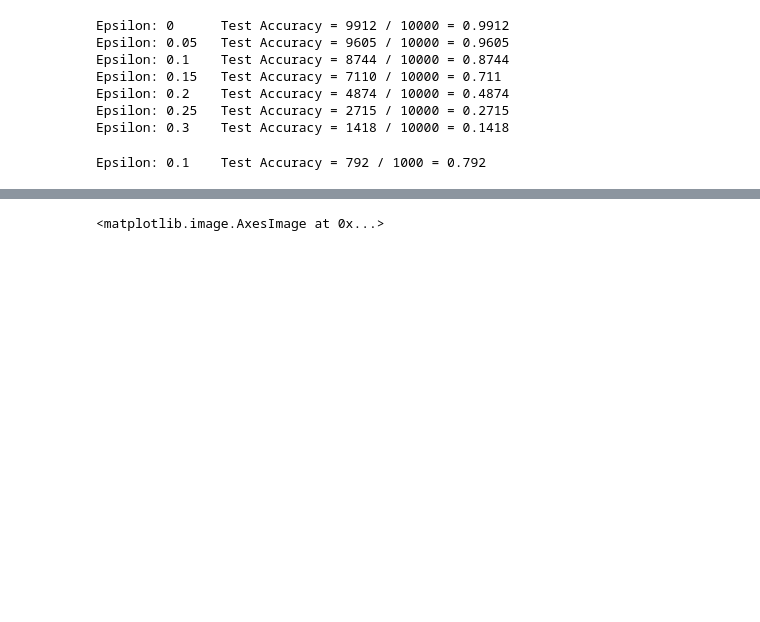
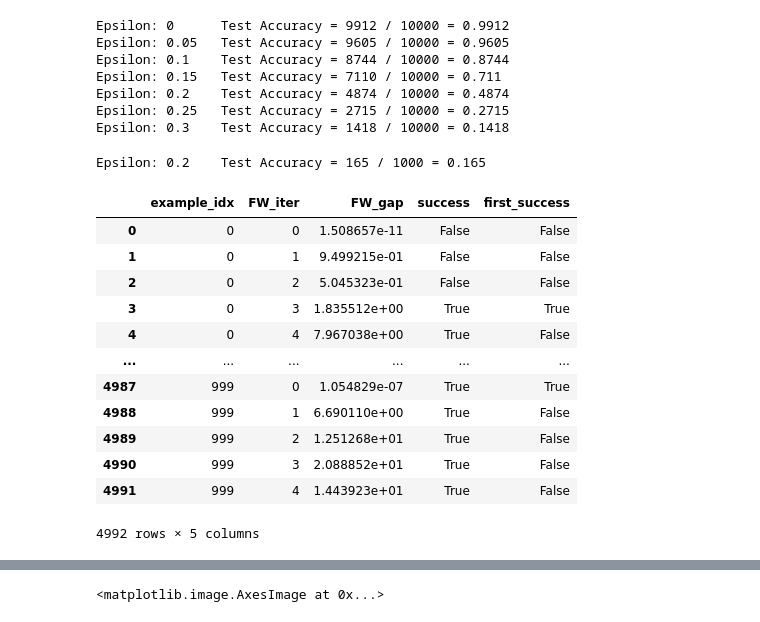
Before and after one commit to TannerAGraves/FW-variants-for-WB-Adversarial-Attacks, a Jupyter notebook: experimental/attack_tests.ipynb, the cells around one changed output, grey strips where cells are left out. Cells and saved outputs as stored; diff of their text form; code cells hidden in the pictures; blank space fills up the shorter version.

```diff
--- a/experimental/FGSM.ipynb
+++ b/experimental/attack_tests.ipynb
@@ -330,16 +368,30 @@ def test_fw( model, device, test_loader, epsilon,num_fw_iter, num_test = 1000, m
 # %%
 accuracies = []
 examples = []
 fw_iters = [5]
-eps = 0.1
+eps = 0.2
 adv_examples = []
 fw_stepsize = 1
-
+hist = None
 # Run test for each epsilon
 #for eps in epsilons:
 for num_fw_iter in fw_iters:
-    acc, ex = test_fw(model, device, test_loader, eps, num_fw_iter)
+    acc, ex, hist = test_fw(model, device, test_loader, eps, num_fw_iter, method='fw_neg')
     accuracies.append(acc)
     examples.append(ex)
+hist
 # %% [output]
-Epsilon: 0.1    Test Accuracy = 792 / 1000 = 0.792
+Epsilon: 0.2    Test Accuracy = 165 / 1000 = 0.165
+|  | example_idx | FW_iter | FW_gap | success | first_success |
+| 0 | 0 | 0 | 1.508657e-11 | False | False |
+| 1 | 0 | 1 | 9.499215e-01 | False | False |
+| 2 | 0 | 2 | 5.045323e-01 | False | False |
+| 3 | 0 | 3 | 1.835512e+00 | True | True |
+| 4 | 0 | 4 | 7.967038e+00 | True | False |
+| ... | ... | ... | ... | ... | ... |
+| 4987 | 999 | 0 | 1.054829e-07 | True | True |
+| 4988 | 999 | 1 | 6.690110e+00 | True | False |
+| 4989 | 999 | 2 | 1.251268e+01 | True | False |
+| 4990 | 999 | 3 | 2.088852e+01 | True | False |
+| 4991 | 999 | 4 | 1.443923e+01 | True | False |
+4992 rows × 5 columns
```
Also changed, not shown: parts of 8 cells of this notebook.
